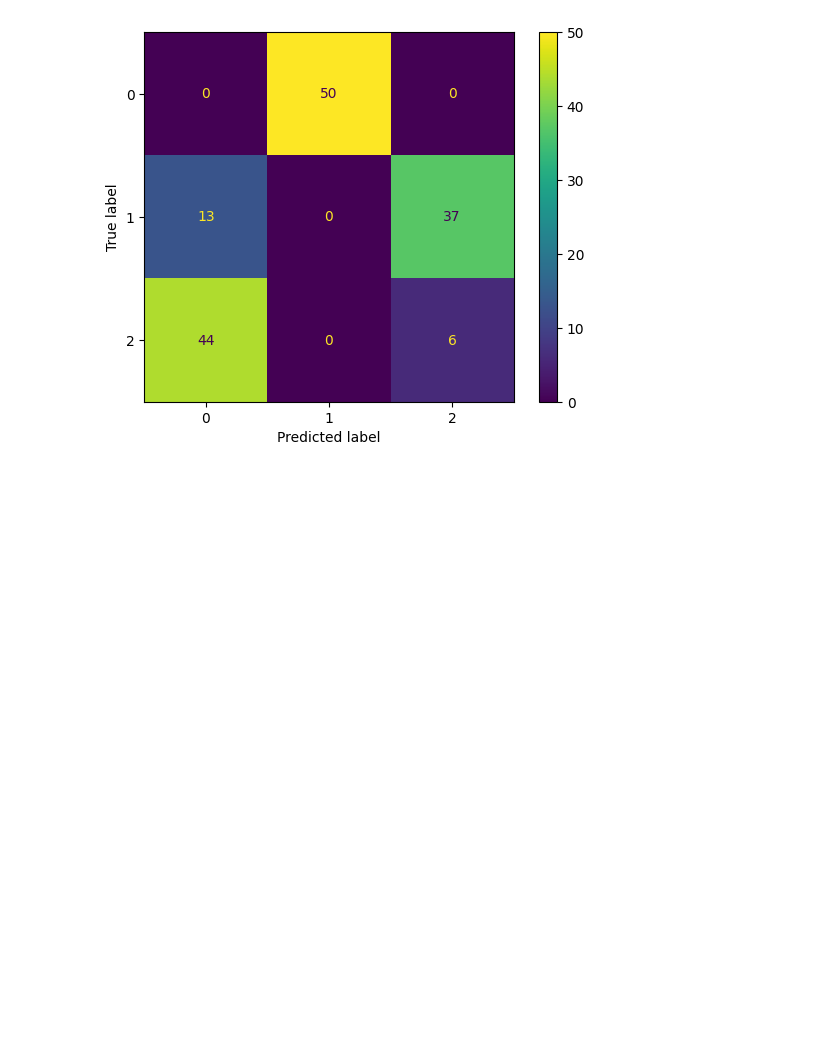
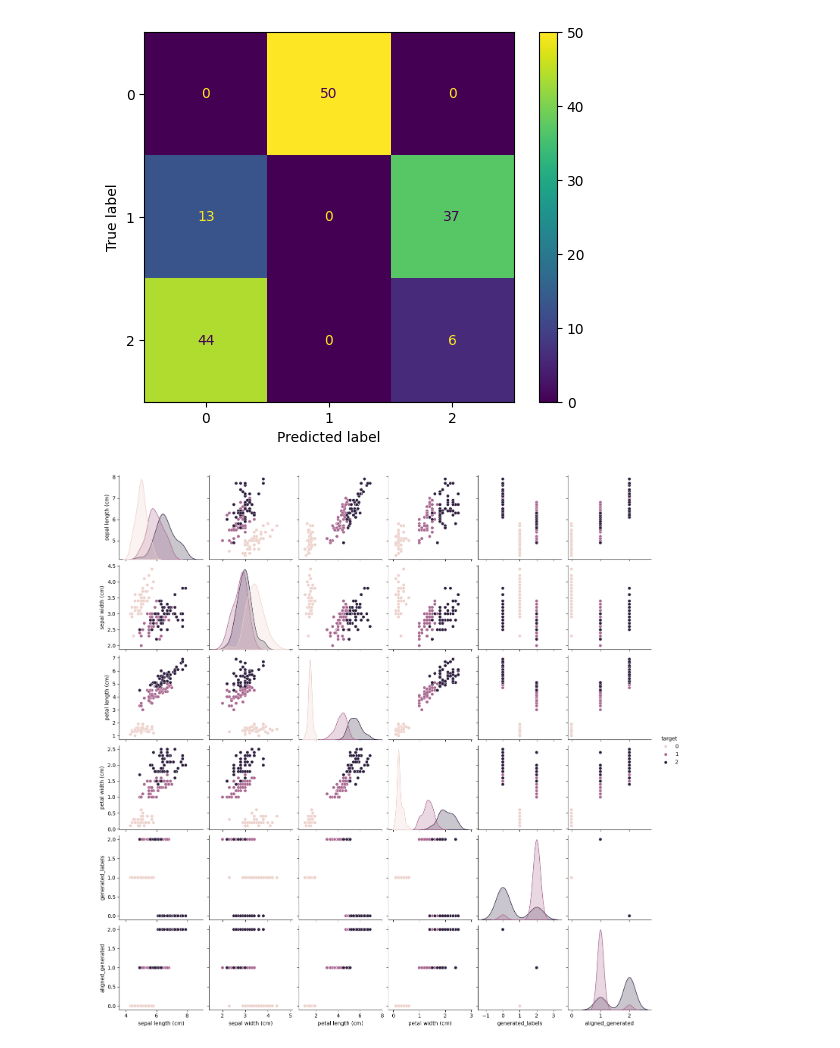
Before and after one commit to mailliwJ/Team_Challenge_Pipelines, a Jupyter notebook: unsupervised.ipynb, the cells around one changed output. Saved outputs shown, nothing was run; the diff lists cells and outputs as text; code cells hidden in the pictures; blank space fills up the shorter version.

```diff
--- a/unsupervised.ipynb
+++ b/unsupervised.ipynb
@@ -117,5 +130,8 @@ c = iris_df[['target', 'generated_labels']]
 * target = 0 --> generated = 1
 * target = 1 --> generated = 2
 * target = 2 --> generated = 0
+# %%
+mapping = {0: 2, 1: 0, 2: 1}
+iris_df['aligned_generated'] = iris_df['generated_labels'].map(mapping)
 # %%
 iris_df
@@ -129,3 +155,7 @@ from sklearn.metrics import ConfusionMatrixDisplay
 ConfusionMatrixDisplay.from_predictions(iris.target,y_pred);
 # %% [output]
 [figure]
+# %%
+sns.pairplot(iris_df, hue='target');
+# %% [output]
+[figure, added]
```
Also changed, not shown: parts of 5 cells of this notebook, 1 other file.
